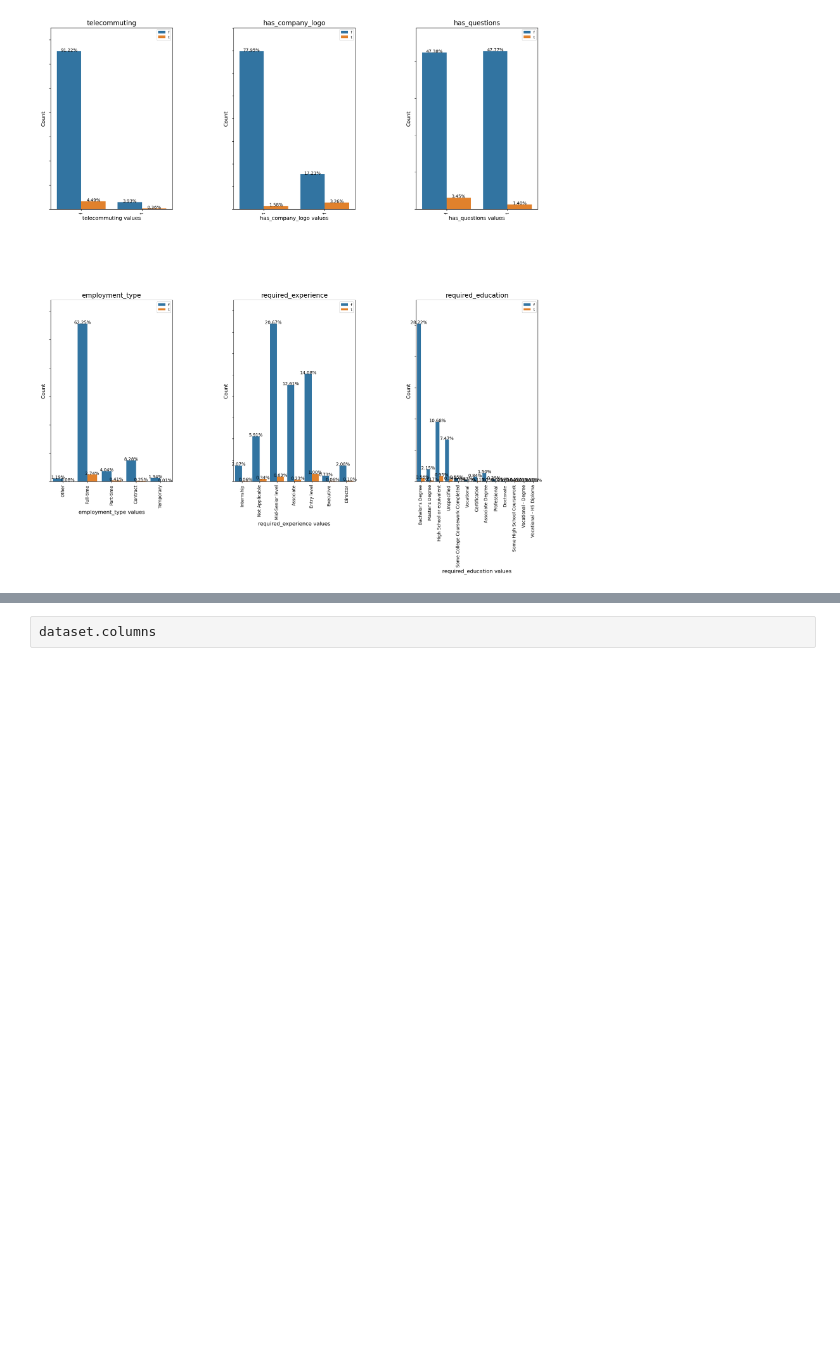
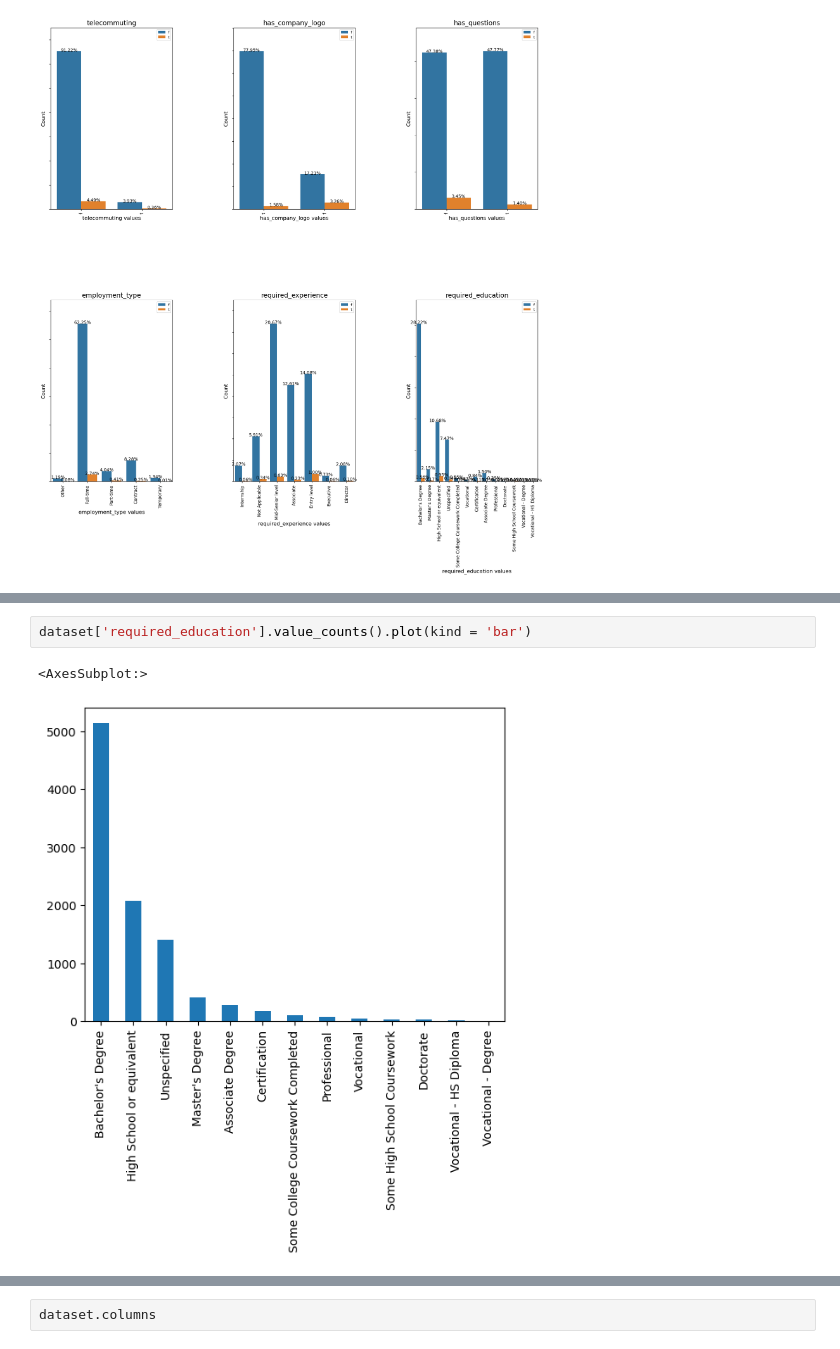
Before and after one commit to yaoyid/bt4012G5, a Jupyter notebook: EDA.ipynb, the cells around one changed output, grey strips where cells are left out. Cells and saved outputs as stored; diff of their text form; blank space fills up the shorter version.

```diff
--- a/EDA.ipynb
+++ b/EDA.ipynb
@@ -124,0 +130,5 @@ plt.show()
+# %%
+dataset['required_education'].value_counts().plot(kind = 'bar')
+# %% [output]
+<AxesSubplot:>
+[figure, added]
```
Also changed, not shown: parts of 3 cells of this notebook.
